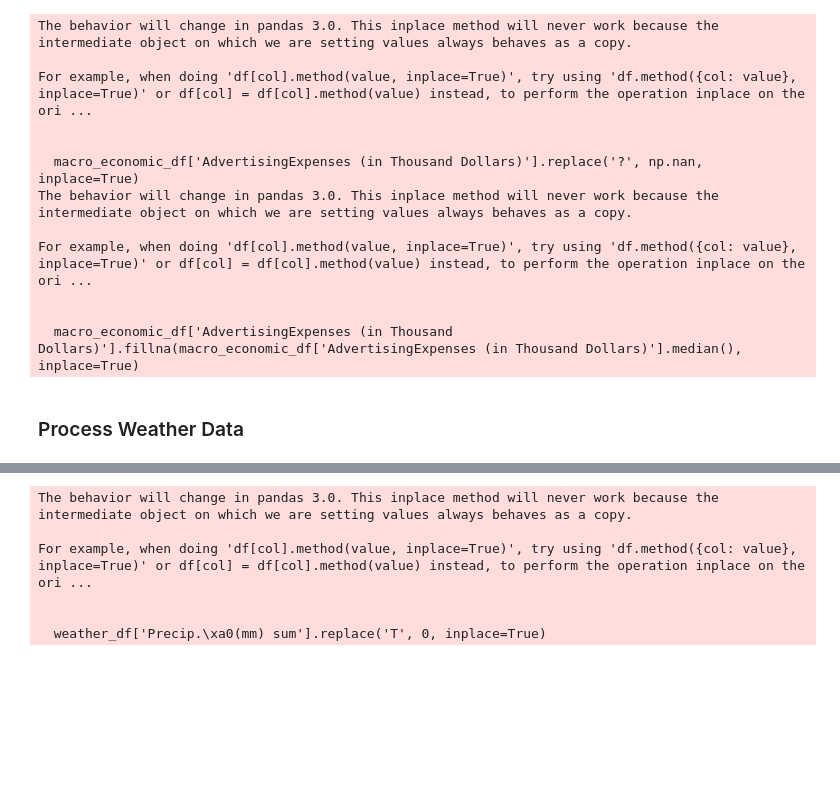
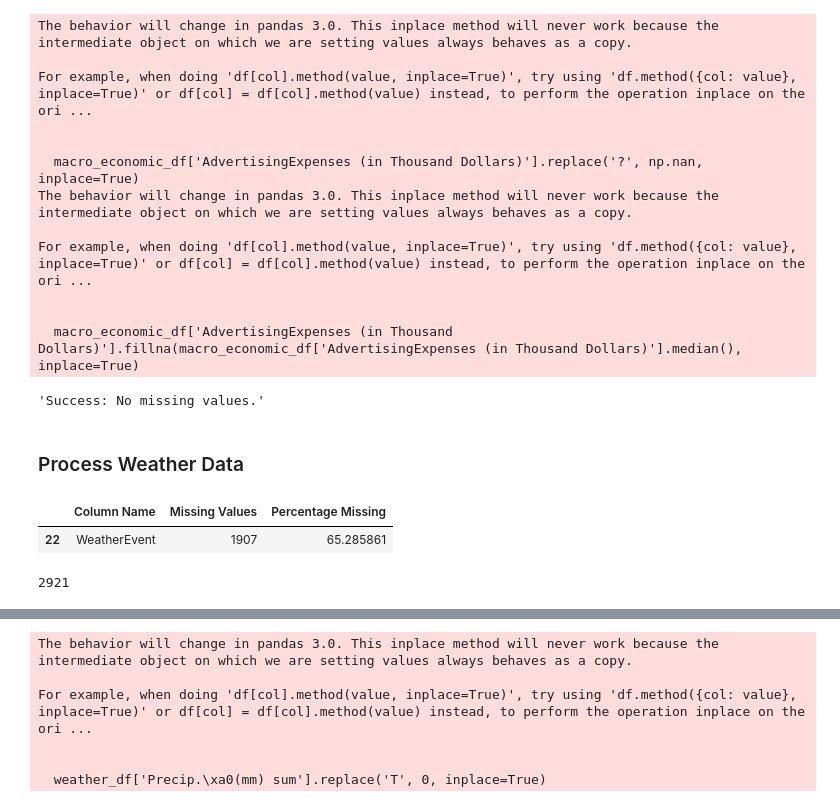
Before and after one commit to abrahamshimelis/walmart-sales-prediction, a Jupyter notebook: notebooks/walmart-sales-prediction.ipynb, the cells around one changed output, grey strips where cells are left out. Drawn from its saved outputs; the diff is of its cells as text; code cells hidden in the pictures; blank space fills up the shorter version.

```diff
--- a/notebooks/walmart-sales-prediction.ipynb
+++ b/notebooks/walmart-sales-prediction.ipynb
@@ -50,6 +69,10 @@ macro_economic_df['Month'] = macro_economic_df['Month'].map(month_to_number)
 macro_economic_df = macro_economic_df.sort_values(by=['Year','Month'])
 macro_economic_df = macro_economic_df.reset_index(drop=True)
 macro_economic_df['Month'] = macro_economic_df['Month'].astype(str)
+# %%
+check_missing_data(macro_economic_df)
+# %% [output]
+'Success: No missing values.'
 # %%
 macro_economic_df.to_csv('../data/clean_data/macro_economic.csv')
 # %% [markdown]
@@ -68,3 +91,12 @@ def load_all_sheets():
     return wth_df
 
 weather_df = load_all_sheets()
+# %%
+check_missing_data(weather_df)
+# %% [output]
+|  | Column Name | Missing Values | Percentage Missing |
+| 22 | WeatherEvent | 1907 | 65.285861 |
+# %%
+print(len(weather_df))
+# %% [output]
+2921
```
Also changed, not shown: parts of 11 cells of this notebook, 1 other file.
